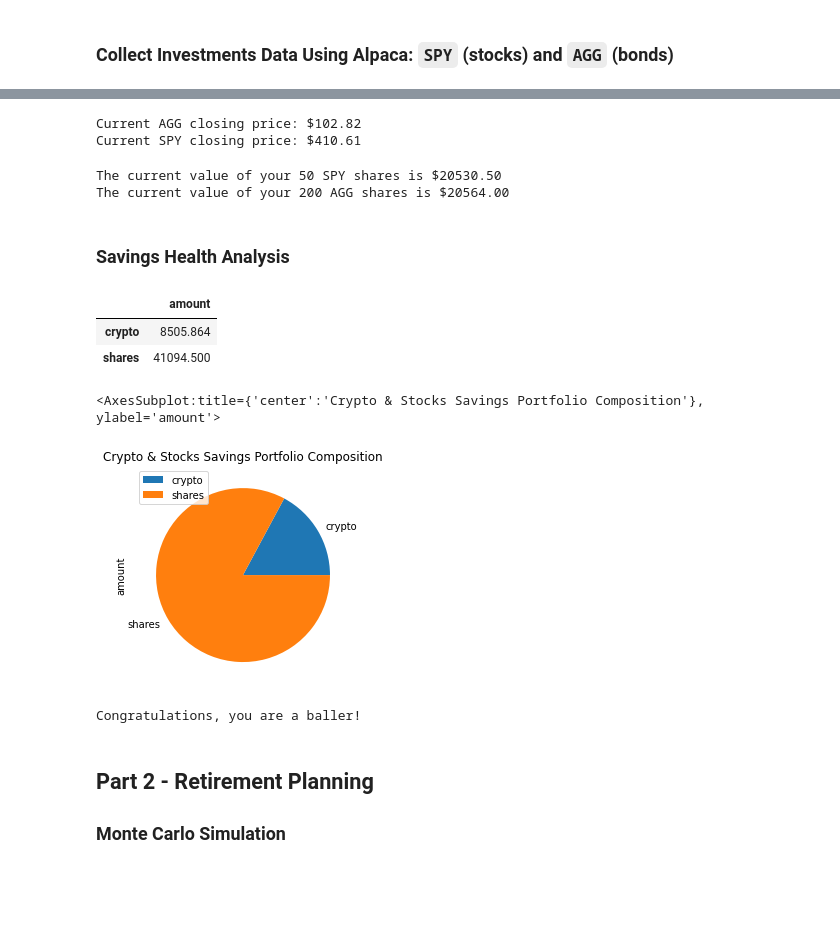
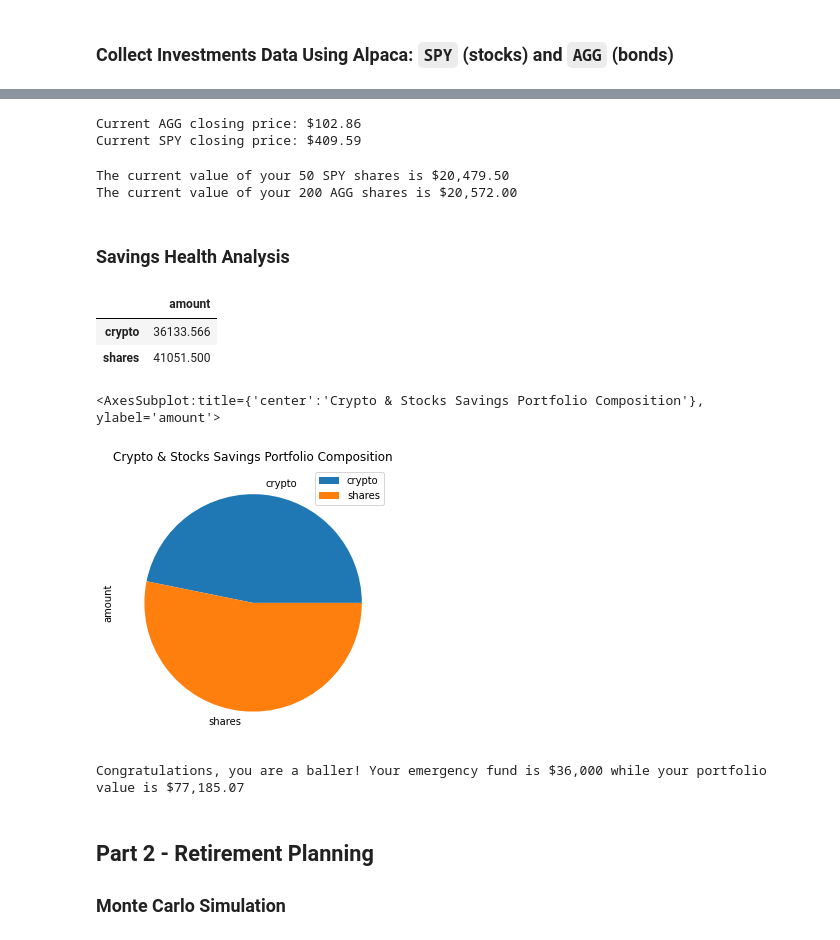
Before and after one commit to DIsaacman/financial_planning, a Jupyter notebook: Starter_Code/financial-planner.ipynb, the cells around one changed output, grey strips where cells are left out. Saved outputs shown, nothing was run; the diff lists cells and outputs as text; code cells hidden in the pictures; blank space fills up the shorter version.

```diff
--- a/Starter_Code/financial-planner.ipynb
+++ b/Starter_Code/financial-planner.ipynb
@@ -82,7 +82,7 @@ alpaca = tradeapi.REST(
     api_version="v2")
 # %%
 #Closest date to day based on Alpaca Liscense
-today_date = str(date.today() - timedelta(days=47))
+today_date = str(date.today() - timedelta(days=50))
 
 # Format current date as ISO format
 today = pd.Timestamp(today_date,tz="America/New_York").isoformat()
@@ -102,16 +102,4 @@ df_portfolio = alpaca.get_bars(
 ).df
 
 df_portfolio
-
-# Reorganize the DataFrame
-# Separate ticker data
-SPY = df_portfolio[df_portfolio['symbol']=='SPY'].drop('symbol', axis=1)
-AGG = df_portfolio[df_portfolio['symbol']=='AGG'].drop('symbol', axis=1)
-
-
-# Concatenate the ticker DataFrames
-df_portfolio = pd.concat([SPY, AGG],axis=1, keys=['SPY','AGG'])
-
-# Preview DataFrame
-df_portfolio
 # %% [output]
@@ -128,26 +134,26 @@ agg_close_price = float(df_portfolio["AGG"]["close"])
 print(f"Current AGG closing price: ${agg_close_price}")
 print(f"Current SPY closing price: ${spy_close_price}")
 # %% [output]
-Current AGG closing price: $102.82
-Current SPY closing price: $410.61
+Current AGG closing price: $102.86
+Current SPY closing price: $409.59
 # %%
 # Compute the current value of shares
 my_agg_value =  agg_close_price * my_agg
 my_spy_value = spy_close_price * my_spy
 
 # Print current value of shares
-print(f"The current value of your {my_spy} SPY shares is ${my_spy_value:0.2f}")
-print(f"The current value of your {my_agg} AGG shares is ${my_agg_value:0.2f}")
+print(f"The current value of your {my_spy} SPY shares is ${my_spy_value:,.2f}")
+print(f"The current value of your {my_agg} AGG shares is ${my_agg_value:,.2f}")
 # %% [output]
-The current value of your 50 SPY shares is $20530.50
-The current value of your 200 AGG shares is $20564.00
+The current value of your 50 SPY shares is $20,479.50
+The current value of your 200 AGG shares is $20,572.00
 # %% [markdown]
 ### Savings Health Analysis
 # %%
 # Set monthly household income
 monthly_income = 12000
 
-crypto_val = my_btc_value =my_eth_value
+crypto_val = my_btc_value + my_eth_value
 share_val = (spy_close_price * my_spy) + (agg_close_price * my_agg)
 
 # Consolidate financial assets data
@@ -163,14 +169,14 @@ df_savings = pd.DataFrame.from_dict(df_savings)
 display(df_savings)
 # %% [output]
 |  | amount |
-| crypto | 8505.864 |
-| shares | 41094.500 |
+| crypto | 36133.566 |
+| shares | 41051.500 |
 # %%
 # Plot savings pie chart
-df_savings.plot.pie(y="amount", title="Crypto & Stocks Savings Portfolio Composition")
+df_savings.plot.pie(figsize = (10,5),y="amount", title="Crypto & Stocks Savings Portfolio Composition")
 # %% [output]
 <AxesSubplot:title={'center':'Crypto & Stocks Savings Portfolio Composition'}, ylabel='amount'>
-[figure, old version]
+[figure, new version]
 # %%
 # Set ideal emergency fund
 emergency_fund = monthly_income * 3
@@ -180,14 +186,14 @@ total_savings = share_val + crypto_val
 
 # Validate saving health
 if total_savings > emergency_fund:
-    print("Congratulations, you are a baller!")
+    print(f"Congratulations, you are a baller! Your emergency fund is ${emergency_fund:,.0f} while your portfolio value is ${crypto_val + share_val :,.2f}")
 if total_savings == emergency_fund:
-    print("Congratulations, you scored your financial goal!")
+    print("Congratulations, you scored your financial goal! Keep up the good work")
 if total_savings < emergency_fund:
     funds_needed = emergency_fund - total_savings
     print(f"Warning, you need another {funds_needed} to go before you can rest easy")
 # %% [output]
-Congratulations, you are a baller!
+Congratulations, you are a baller! Your emergency fund is $36,000 while your portfolio value is $77,185.07
 # %% [markdown]
 ## Part 2 - Retirement Planning
 
```
Also changed, not shown: parts of 28 cells of this notebook, 2 other files.
